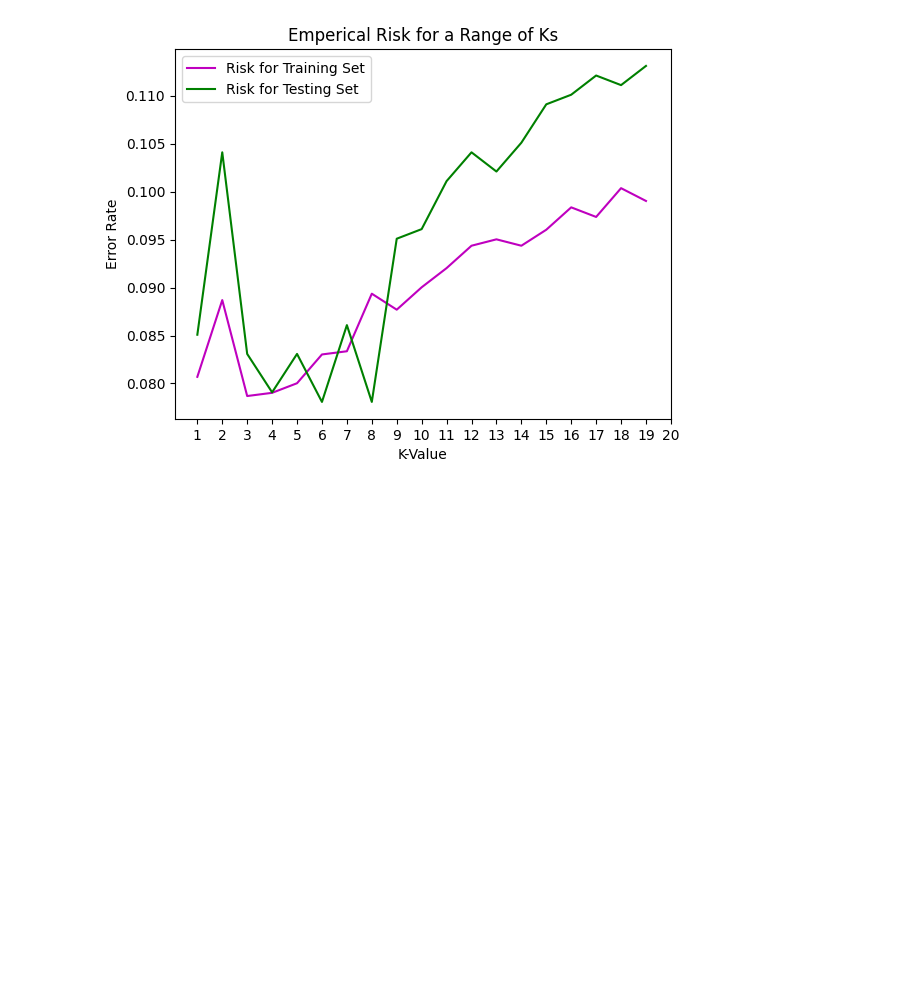
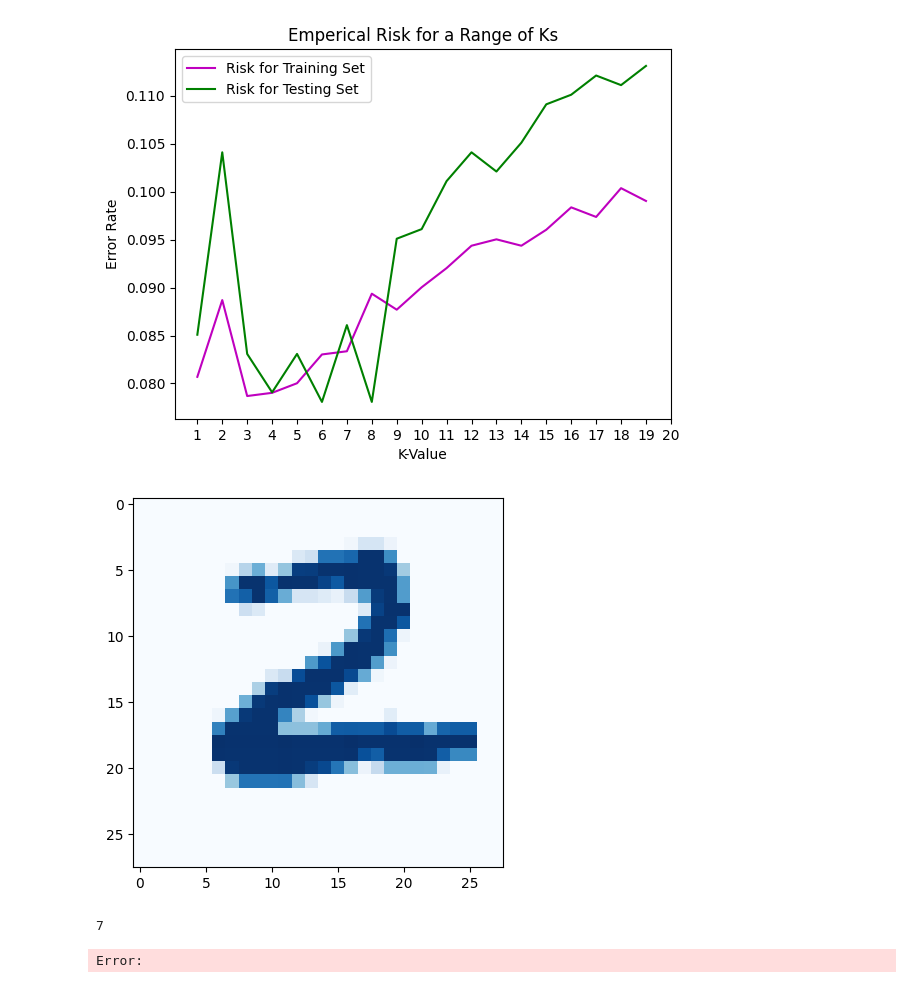
Before and after one commit to sashwatr19/SLT_Assignment1, a Jupyter notebook: Sashwat.ipynb, the cells around one changed output. Drawn from its saved outputs; the diff is of its cells as text; code cells hidden in the pictures; blank space fills up the shorter version.

```diff
--- a/Sashwat.ipynb
+++ b/Sashwat.ipynb
@@ -262,9 +255,15 @@ plt.show()
 # %% [output]
 [figure]
 # %%
-# for i in range(10):
-#     plt.imshow(test_small_X.iloc[i].values.reshape(28,28), cmap='Blues')
-#     plt.show()
+for i in range(1):
+    plt.imshow(test_small_X.iloc[i].values.reshape(28,28), cmap='Blues')
+    plt.show()
+
+print(test_small_y.iloc[43])
+# %% [output]
+[figure, added]
+7
+Error:
 # %%
 # # Leave One Out Cross Validation
 # k = 3
```
Also changed, not shown: parts of 3 cells of this notebook.
